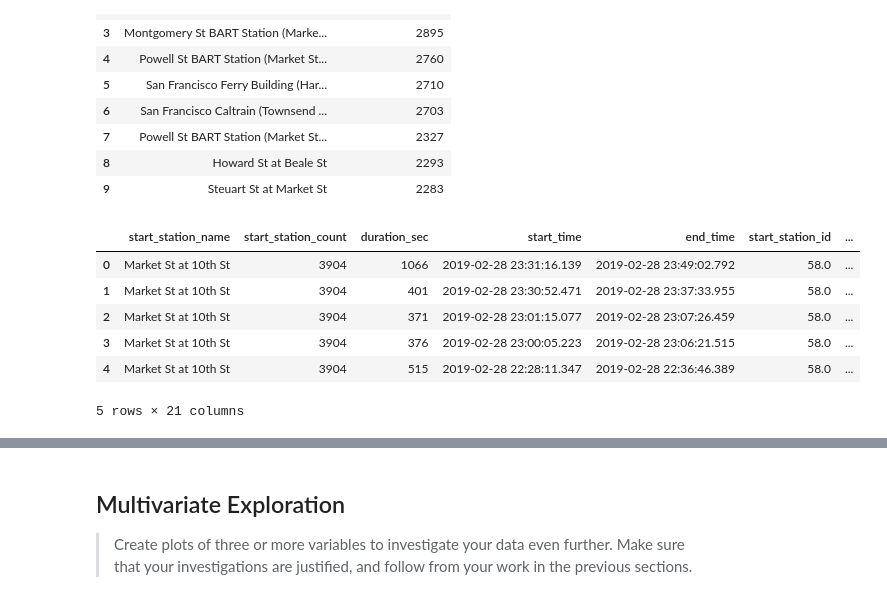
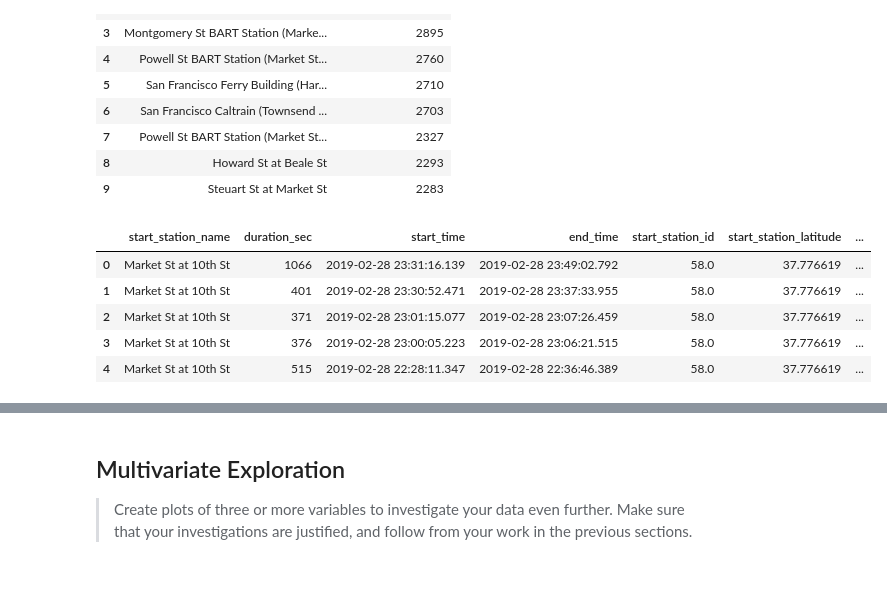
Before and after one commit to mxsquirrelbrain/GoBike-Project, a Jupyter notebook: Part_I_exploration_template.ipynb, the cells around one changed output, grey strips where cells are left out. Drawn from its saved outputs; the diff is of its cells as text; code cells hidden in the pictures.

```diff
--- a/Part_I_exploration_template.ipynb
+++ b/Part_I_exploration_template.ipynb
@@ -356,13 +363,12 @@ top10_start
 | 8 | Howard St at Beale St | 2293 |
 | 9 | Steuart St at Market St | 2283 |
 # %%
-top10_start2 = top10_start.merge(df, on='start_station_name', how='inner')
+top10_start2 = top10_start.merge(df, on='start_station_name', how='inner').drop(columns='start_station_count')
 top10_start2.head()
 # %% [output]
-|  | start_station_name | start_station_count | duration_sec | start_time | end_time | start_station_id | ... |
-| 0 | Market St at 10th St | 3904 | 1066 | 2019-02-28 23:31:16.139 | 2019-02-28 23:49:02.792 | 58.0 | ... |
-| 1 | Market St at 10th St | 3904 | 401 | 2019-02-28 23:30:52.471 | 2019-02-28 23:37:33.955 | 58.0 | ... |
-| 2 | Market St at 10th St | 3904 | 371 | 2019-02-28 23:01:15.077 | 2019-02-28 23:07:26.459 | 58.0 | ... |
-| 3 | Market St at 10th St | 3904 | 376 | 2019-02-28 23:00:05.223 | 2019-02-28 23:06:21.515 | 58.0 | ... |
-| 4 | Market St at 10th St | 3904 | 515 | 2019-02-28 22:28:11.347 | 2019-02-28 22:36:46.389 | 58.0 | ... |
+|  | start_station_name | duration_sec | start_time | end_time | start_station_id | start_station_latitude | ... |
+| 0 | Market St at 10th St | 1066 | 2019-02-28 23:31:16.139 | 2019-02-28 23:49:02.792 | 58.0 | 37.776619 | ... |
+| 1 | Market St at 10th St | 401 | 2019-02-28 23:30:52.471 | 2019-02-28 23:37:33.955 | 58.0 | 37.776619 | ... |
+| 2 | Market St at 10th St | 371 | 2019-02-28 23:01:15.077 | 2019-02-28 23:07:26.459 | 58.0 | 37.776619 | ... |
+| 3 | Market St at 10th St | 376 | 2019-02-28 23:00:05.223 | 2019-02-28 23:06:21.515 | 58.0 | 37.776619 | ... |
+| 4 | Market St at 10th St | 515 | 2019-02-28 22:28:11.347 | 2019-02-28 22:36:46.389 | 58.0 | 37.776619 | ... |
-5 rows × 21 columns
```
Also changed, not shown: parts of 27 cells of this notebook.
